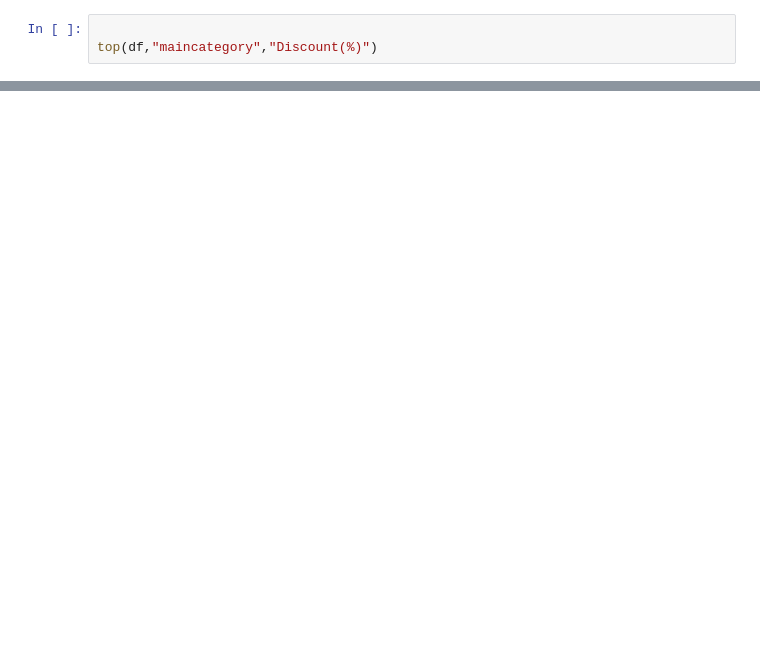
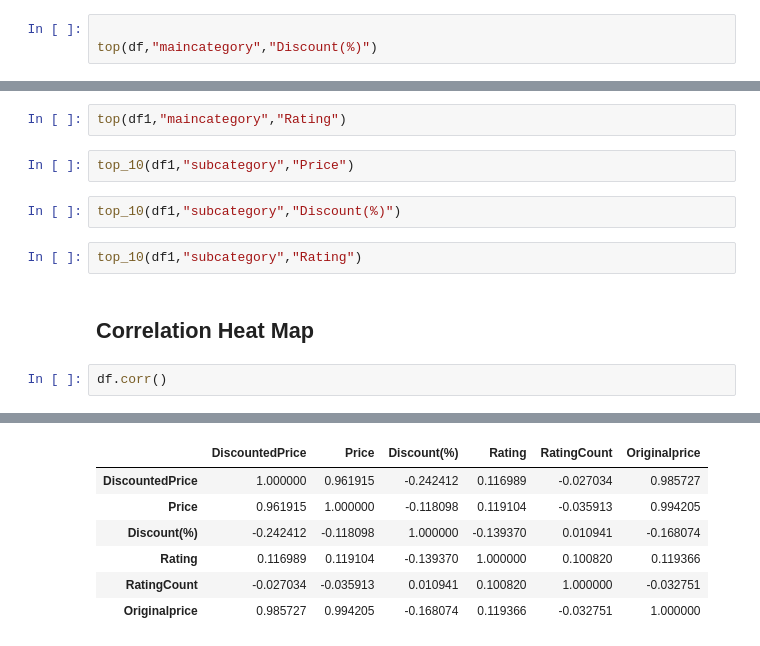
Before and after one commit to danielkimutai/Amazon--recommender-system, a Jupyter notebook: index.ipynb, the cells around one changed output, grey strips where cells are left out. Saved outputs shown, nothing was run; the diff lists cells and outputs as text; blank space fills up the shorter version.

```diff
--- a/index.ipynb
+++ b/index.ipynb
@@ -502,0 +514,13 @@ df_sorted = df.sort_values("Price", ascending=False)
+# %%
+top(df1,"maincategory","Rating")
+# %%
+top_10(df1,"subcategory","Price")
+# %%
+top_10(df1,"subcategory","Discount(%)")
+# %%
+top_10(df1,"subcategory","Rating")
+# %% [markdown]
+## Correlation Heat Map
+# %%
+df.corr()
+# %% [output]
@@ -502,0 +528,7 @@ df_sorted = df.sort_values("Price", ascending=False)
+|  | DiscountedPrice | Price | Discount(%) | Rating | RatingCount | Originalprice |
+| DiscountedPrice | 1.000000 | 0.961915 | -0.242412 | 0.116989 | -0.027034 | 0.985727 |
+| Price | 0.961915 | 1.000000 | -0.118098 | 0.119104 | -0.035913 | 0.994205 |
+| Discount(%) | -0.242412 | -0.118098 | 1.000000 | -0.139370 | 0.010941 | -0.168074 |
+| Rating | 0.116989 | 0.119104 | -0.139370 | 1.000000 | 0.100820 | 0.119366 |
+| RatingCount | -0.027034 | -0.035913 | 0.010941 | 0.100820 | 1.000000 | -0.032751 |
+| Originalprice | 0.985727 | 0.994205 | -0.168074 | 0.119366 | -0.032751 | 1.000000 |
```
Also changed, not shown: parts of 15 cells of this notebook.
